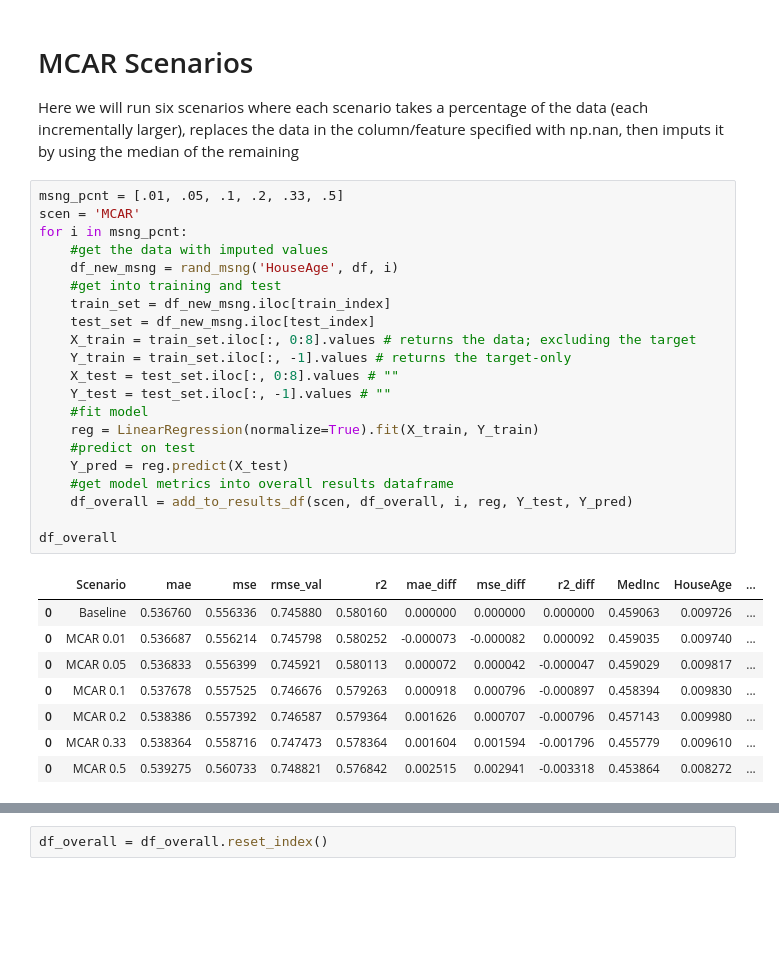
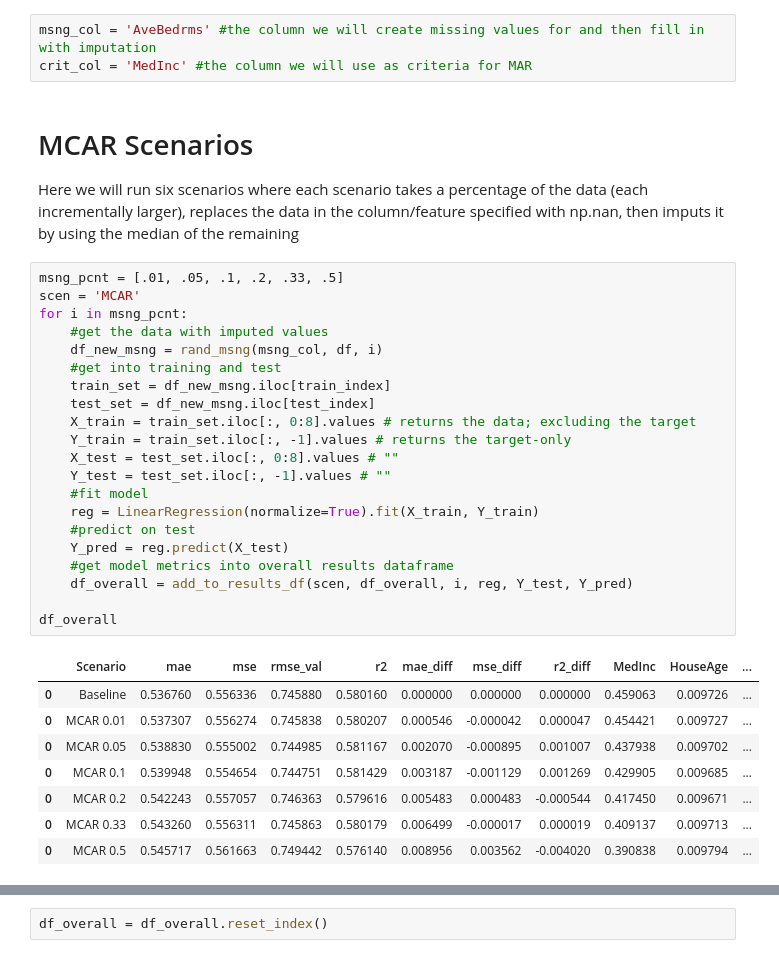
Before and after one commit to andrewmejia600/DS7333, a Jupyter notebook: CASE_STUDY_10/Case 10 Imputation.ipynb, the cells around one changed output, grey strips where cells are left out. Cells and saved outputs as stored; diff of their text form; blank space fills up the shorter version.

```diff
--- a/CASE_STUDY_10/Case 10 Imputation.ipynb
+++ b/CASE_STUDY_10/Case 10 Imputation.ipynb
@@ -200,33 +220,36 @@ df_overall
+# %%
+msng_col = 'AveBedrms' #the column we will create missing values for and then fill in with imputation
+crit_col = 'MedInc' #the column we will use as criteria for MAR
 # %% [markdown]
 # MCAR Scenarios
 Here we will run six scenarios where each scenario takes a percentage of the data (each incrementally larger), replaces the data in the column/feature specified with np.nan, then imputs it by using the median of the remaining
 # %%
 msng_pcnt = [.01, .05, .1, .2, .33, .5]
 scen = 'MCAR'
 for i in msng_pcnt:
     #get the data with imputed values
-    df_new_msng = rand_msng('HouseAge', df, i)
+    df_new_msng = rand_msng(msng_col, df, i)
     #get into training and test
     train_set = df_new_msng.iloc[train_index]
     test_set = df_new_msng.iloc[test_index]
     X_train = train_set.iloc[:, 0:8].values # returns the data; excluding the target
     Y_train = train_set.iloc[:, -1].values # returns the target-only
     X_test = test_set.iloc[:, 0:8].values # ""
     Y_test = test_set.iloc[:, -1].values # ""
     #fit model
     reg = LinearRegression(normalize=True).fit(X_train, Y_train)
     #predict on test
     Y_pred = reg.predict(X_test)
     #get model metrics into overall results dataframe
     df_overall = add_to_results_df(scen, df_overall, i, reg, Y_test, Y_pred)
 
 df_overall
 # %% [output]
 |  | Scenario | mae | mse | rmse_val | r2 | mae_diff | mse_diff | r2_diff | MedInc | HouseAge | ... |
 | 0 | Baseline | 0.536760 | 0.556336 | 0.745880 | 0.580160 | 0.000000 | 0.000000 | 0.000000 | 0.459063 | 0.009726 | ... |
-| 0 | MCAR 0.01 | 0.536687 | 0.556214 | 0.745798 | 0.580252 | -0.000073 | -0.000082 | 0.000092 | 0.459035 | 0.009740 | ... |
-| 0 | MCAR 0.05 | 0.536833 | 0.556399 | 0.745921 | 0.580113 | 0.000072 | 0.000042 | -0.000047 | 0.459029 | 0.009817 | ... |
-| 0 | MCAR 0.1 | 0.537678 | 0.557525 | 0.746676 | 0.579263 | 0.000918 | 0.000796 | -0.000897 | 0.458394 | 0.009830 | ... |
-| 0 | MCAR 0.2 | 0.538386 | 0.557392 | 0.746587 | 0.579364 | 0.001626 | 0.000707 | -0.000796 | 0.457143 | 0.009980 | ... |
-| 0 | MCAR 0.33 | 0.538364 | 0.558716 | 0.747473 | 0.578364 | 0.001604 | 0.001594 | -0.001796 | 0.455779 | 0.009610 | ... |
-| 0 | MCAR 0.5 | 0.539275 | 0.560733 | 0.748821 | 0.576842 | 0.002515 | 0.002941 | -0.003318 | 0.453864 | 0.008272 | ... |
+| 0 | MCAR 0.01 | 0.537307 | 0.556274 | 0.745838 | 0.580207 | 0.000546 | -0.000042 | 0.000047 | 0.454421 | 0.009727 | ... |
+| 0 | MCAR 0.05 | 0.538830 | 0.555002 | 0.744985 | 0.581167 | 0.002070 | -0.000895 | 0.001007 | 0.437938 | 0.009702 | ... |
+| 0 | MCAR 0.1 | 0.539948 | 0.554654 | 0.744751 | 0.581429 | 0.003187 | -0.001129 | 0.001269 | 0.429905 | 0.009685 | ... |
+| 0 | MCAR 0.2 | 0.542243 | 0.557057 | 0.746363 | 0.579616 | 0.005483 | 0.000483 | -0.000544 | 0.417450 | 0.009671 | ... |
+| 0 | MCAR 0.33 | 0.543260 | 0.556311 | 0.745863 | 0.580179 | 0.006499 | -0.000017 | 0.000019 | 0.409137 | 0.009713 | ... |
+| 0 | MCAR 0.5 | 0.545717 | 0.561663 | 0.749442 | 0.576140 | 0.008956 | 0.003562 | -0.004020 | 0.390838 | 0.009794 | ... |
```
Also changed, not shown: parts of 10 cells of this notebook.
